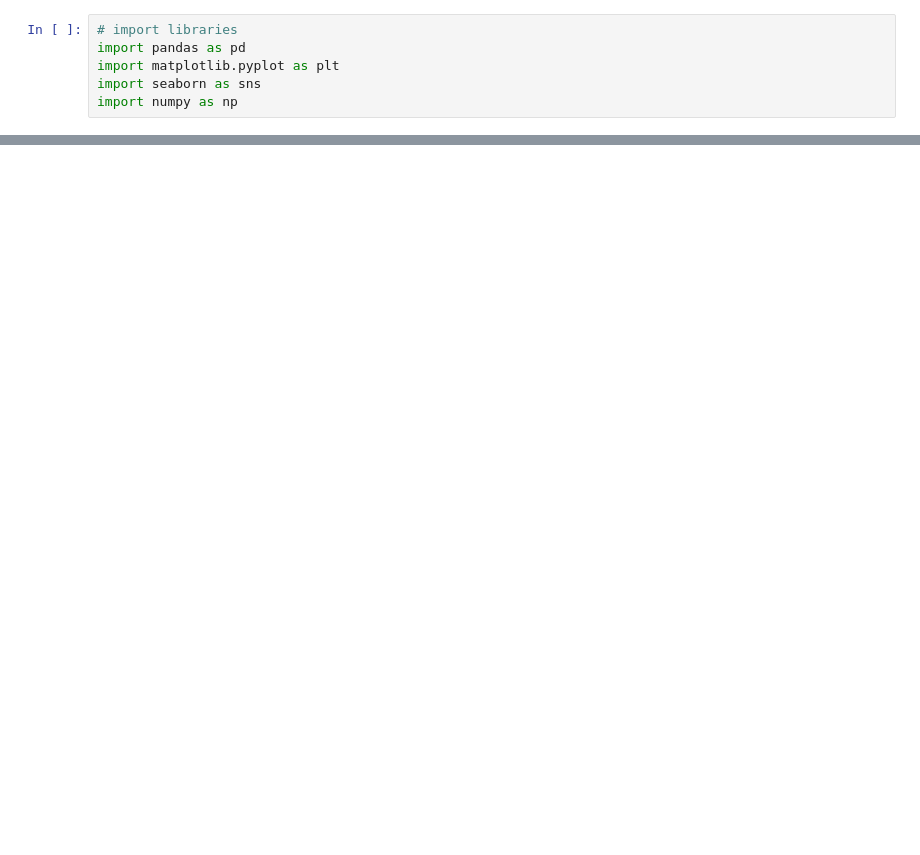
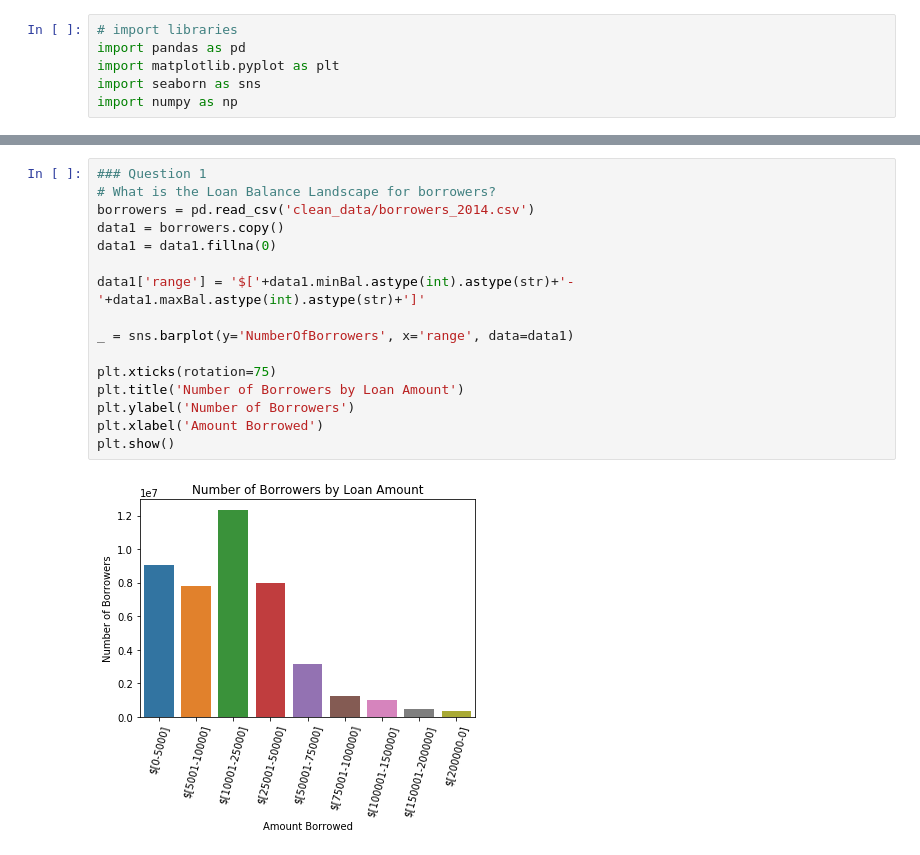
Before and after one commit to AHalarewicz/StudentLoanData, a Jupyter notebook: eda.ipynb, the cells around one changed output, grey strips where cells are left out. Drawn from its saved outputs; the diff is of its cells as text; blank space fills up the shorter version.

```diff
--- a/eda.ipynb
+++ b/eda.ipynb
@@ -69,0 +21,18 @@ data1.head()
+# %%
+### Question 1
+# What is the Loan Balance Landscape for borrowers?
+borrowers = pd.read_csv('clean_data/borrowers_2014.csv')
+data1 = borrowers.copy()
+data1 = data1.fillna(0)
+
+data1['range'] = '$['+data1.minBal.astype(int).astype(str)+'-'+data1.maxBal.astype(int).astype(str)+']'
+
+_ = sns.barplot(y='NumberOfBorrowers', x='range', data=data1)
+
+plt.xticks(rotation=75)
+plt.title('Number of Borrowers by Loan Amount')
+plt.ylabel('Number of Borrowers')
+plt.xlabel('Amount Borrowed')
+plt.show()
+# %% [output]
+[figure, added]
```
Also changed, not shown: parts of 18 cells of this notebook.
